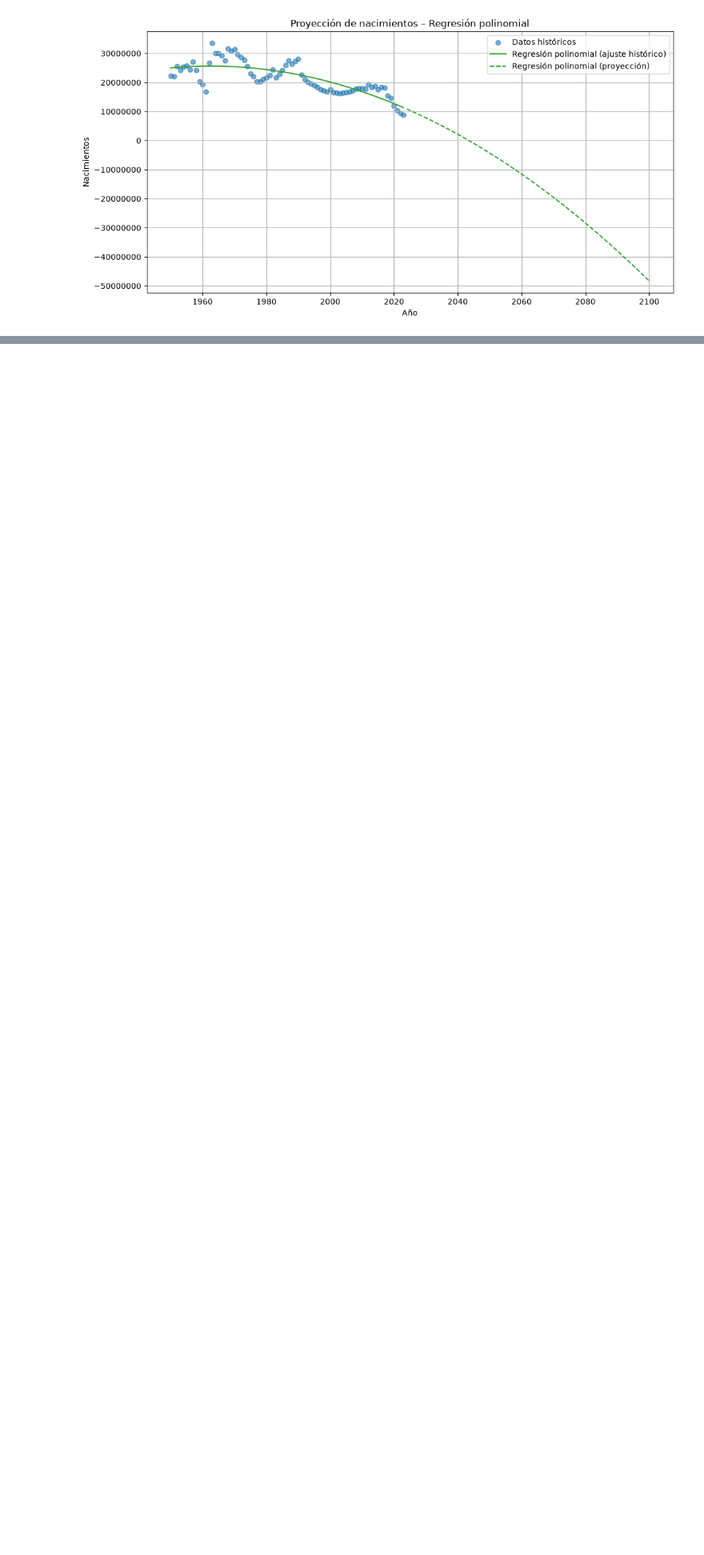
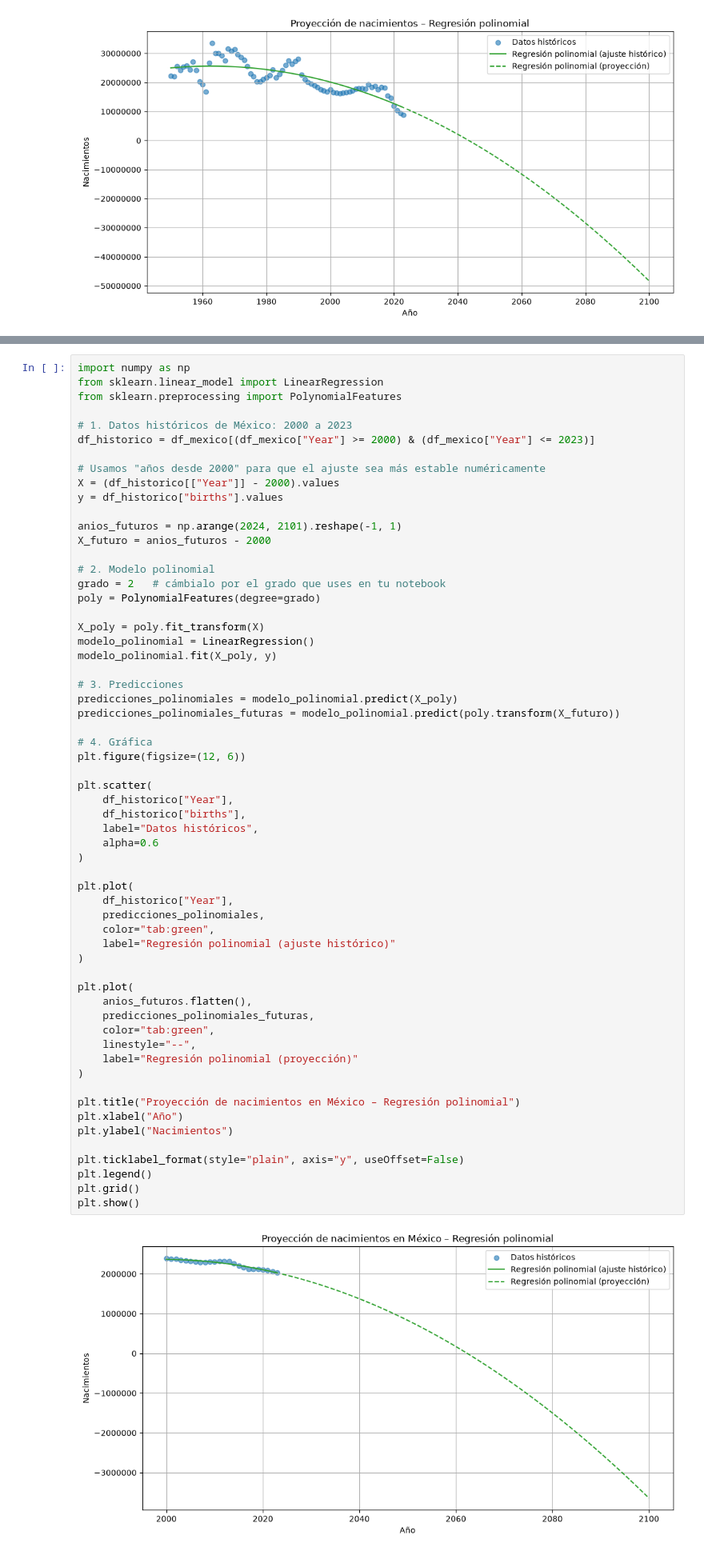
Before and after one commit to mtz-lab/big-data, a Jupyter notebook: u3_1_modelos_ml/notebooks/dataset_china.ipynb, the cells around one changed output, grey strips where cells are left out. Shown at 80% size. Saved outputs shown, nothing was run; the diff lists cells and outputs as text; blank space fills up the shorter version.

```diff
--- a/u3_1_modelos_ml/notebooks/dataset_china.ipynb
+++ b/u3_1_modelos_ml/notebooks/dataset_china.ipynb
@@ -721,3 +782,65 @@ plt.show()
+# %%
+import numpy as np
+from sklearn.linear_model import LinearRegression
+from sklearn.preprocessing import PolynomialFeatures
+
+# 1. Datos históricos de México: 2000 a 2023
+df_historico = df_mexico[(df_mexico["Year"] >= 2000) & (df_mexico["Year"] <= 2023)]
+
+# Usamos "años desde 2000" para que el ajuste sea más estable numéricamente
+X = (df_historico[["Year"]] - 2000).values
+y = df_historico["births"].values
+
+anios_futuros = np.arange(2024, 2101).reshape(-1, 1)
+X_futuro = anios_futuros - 2000
+
+# 2. Modelo polinomial
+grado = 2   # cámbialo por el grado que uses en tu notebook
+poly = PolynomialFeatures(degree=grado)
+
+X_poly = poly.fit_transform(X)
+modelo_polinomial = LinearRegression()
+modelo_polinomial.fit(X_poly, y)
+
+# 3. Predicciones
+predicciones_polinomiales = modelo_polinomial.predict(X_poly)
+predicciones_polinomiales_futuras = modelo_polinomial.predict(poly.transform(X_futuro))
+
+# 4. Gráfica
+plt.figure(figsize=(12, 6))
+
+plt.scatter(
+    df_historico["Year"],
+    df_historico["births"],
+    label="Datos históricos",
+    alpha=0.6
+)
+
+plt.plot(
+    df_historico["Year"],
+    predicciones_polinomiales,
+    color="tab:green",
+    label="Regresión polinomial (ajuste histórico)"
+)
+
+plt.plot(
+    anios_futuros.flatten(),
+    predicciones_polinomiales_futuras,
+    color="tab:green",
+    linestyle="--",
+    label="Regresión polinomial (proyección)"
+)
+
+plt.title("Proyección de nacimientos en México – Regresión polinomial")
+plt.xlabel("Año")
+plt.ylabel("Nacimientos")
+
+plt.ticklabel_format(style="plain", axis="y", useOffset=False)
+plt.legend()
+plt.grid()
+plt.show()
+# %% [output]
+[figure, added]
 # %% [markdown]
 ### Observación
 
```
Also changed, not shown: parts of 10 cells of this notebook.
